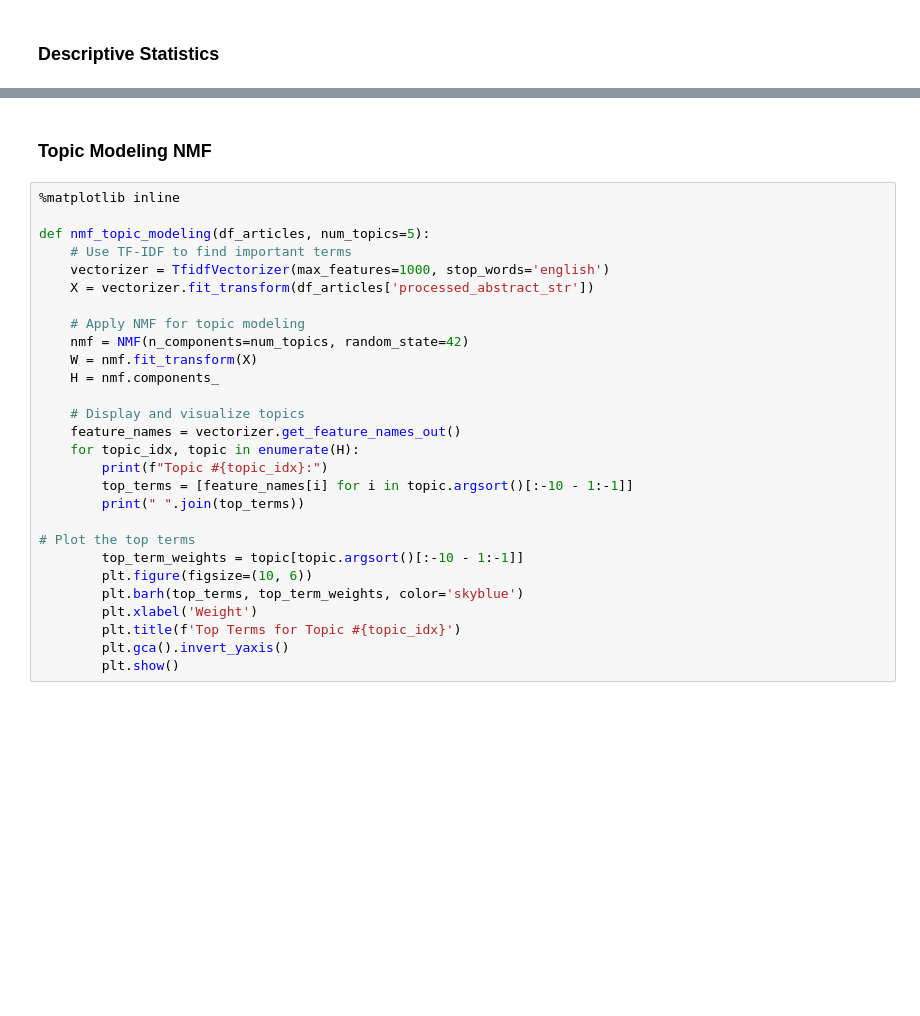
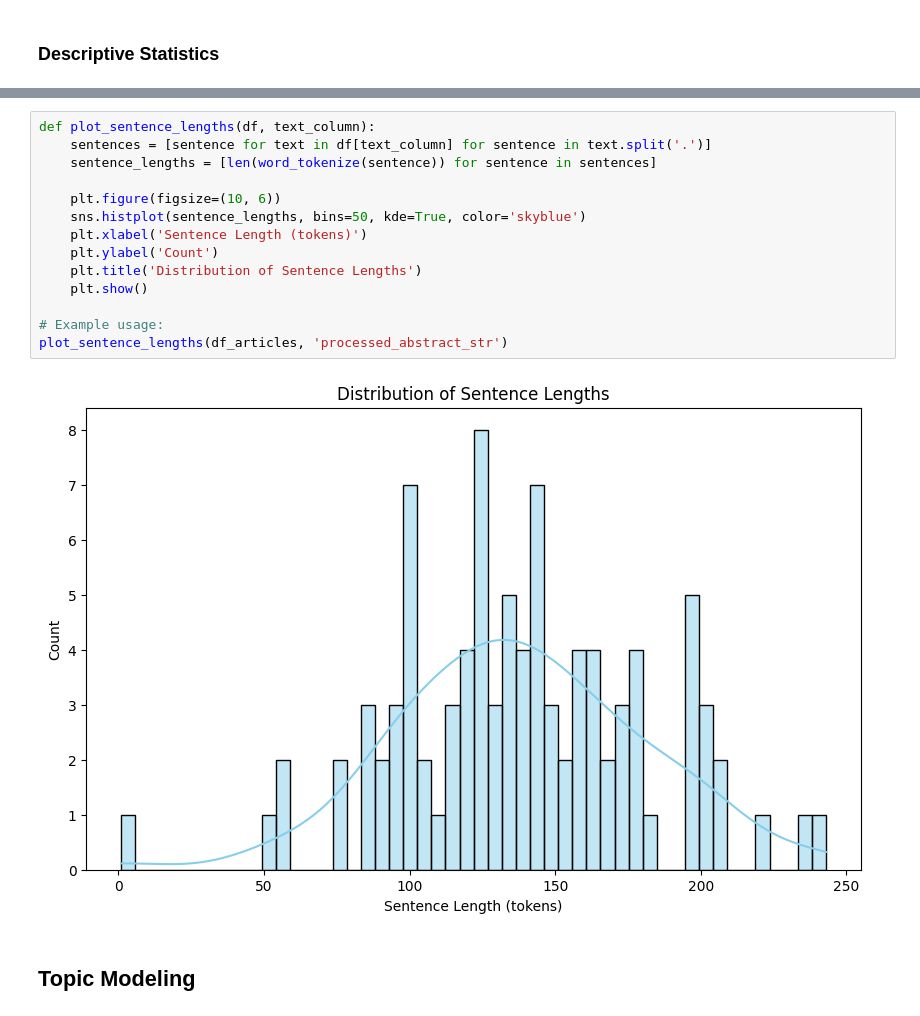
Before and after one commit to cfitzpatrick89/ADS509-Final, a Jupyter notebook: ADS509_Final.ipynb, the cells around one changed output, grey strips where cells are left out. Drawn from its saved outputs; the diff is of its cells as text; blank space fills up the shorter version.

```diff
--- a/ADS509_Final.ipynb
+++ b/ADS509_Final.ipynb
@@ -275,30 +369,18 @@ Most common tokens: [('health', 181), ('climate', 179), ('the', 137), ('change',
+# %%
+def plot_sentence_lengths(df, text_column):
+    sentences = [sentence for text in df[text_column] for sentence in text.split('.')]
+    sentence_lengths = [len(word_tokenize(sentence)) for sentence in sentences]
+
+    plt.figure(figsize=(10, 6))
+    sns.histplot(sentence_lengths, bins=50, kde=True, color='skyblue')
+    plt.xlabel('Sentence Length (tokens)')
+    plt.ylabel('Count')
+    plt.title('Distribution of Sentence Lengths')
+    plt.show()
+
+# Example usage:
+plot_sentence_lengths(df_articles, 'processed_abstract_str')
+# %% [output]
+[figure, added]
 # %% [markdown]
-### Topic Modeling NMF
+## Topic Modeling
-# %%
-%matplotlib inline
-
-def nmf_topic_modeling(df_articles, num_topics=5):
-    # Use TF-IDF to find important terms
-    vectorizer = TfidfVectorizer(max_features=1000, stop_words='english')
-    X = vectorizer.fit_transform(df_articles['processed_abstract_str'])
-
-    # Apply NMF for topic modeling
-    nmf = NMF(n_components=num_topics, random_state=42)
-    W = nmf.fit_transform(X)
-    H = nmf.components_
-
-    # Display and visualize topics
-    feature_names = vectorizer.get_feature_names_out()
-    for topic_idx, topic in enumerate(H):
-        print(f"Topic #{topic_idx}:")
-        top_terms = [feature_names[i] for i in topic.argsort()[:-10 - 1:-1]]
-        print(" ".join(top_terms))
-
-# Plot the top terms
-        top_term_weights = topic[topic.argsort()[:-10 - 1:-1]]
-        plt.figure(figsize=(10, 6))
-        plt.barh(top_terms, top_term_weights, color='skyblue')
-        plt.xlabel('Weight')
-        plt.title(f'Top Terms for Topic #{topic_idx}')
-        plt.gca().invert_yaxis()
-        plt.show()
```
Also changed, not shown: parts of 30 cells of this notebook.
